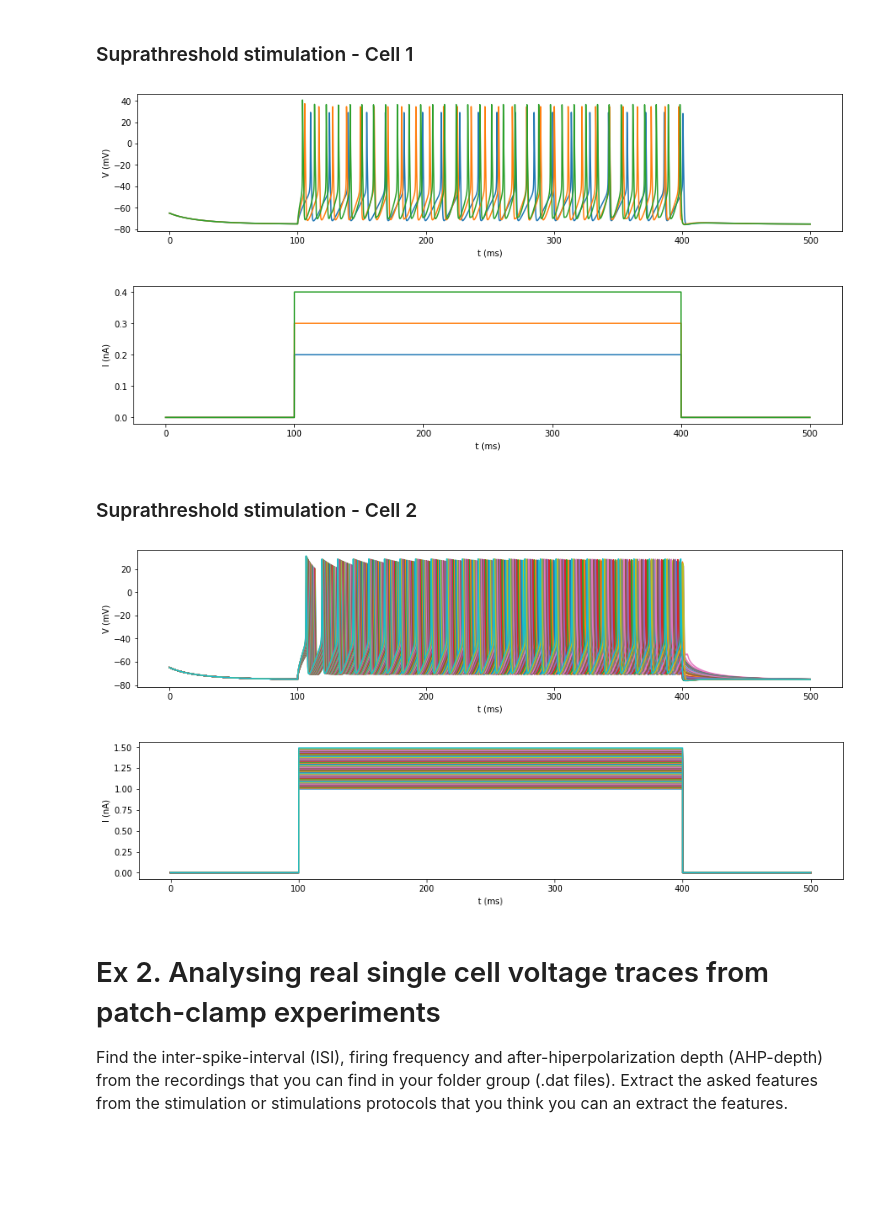
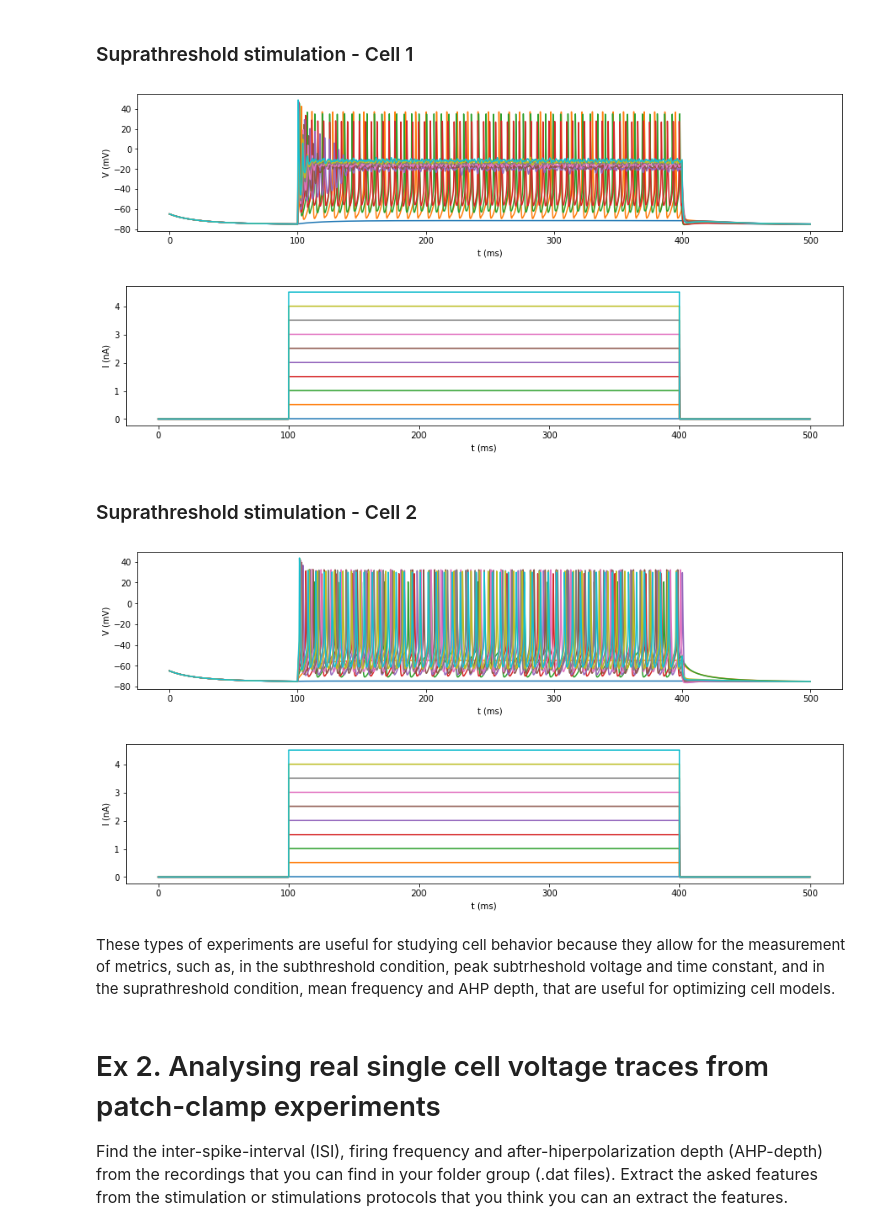
Before and after one commit to jjt20/InSilicoClass, a Jupyter notebook: my_notebooks/Week5/Week5_HomeWork.ipynb, the cells around one changed output. Saved outputs shown, nothing was run; the diff lists cells and outputs as text; code cells hidden in the pictures; blank space fills up the shorter version.

```diff
--- a/my_notebooks/Week5/Week5_HomeWork.ipynb
+++ b/my_notebooks/Week5/Week5_HomeWork.ipynb
@@ -221,7 +215,7 @@ for sa in stim_ampl:
 # %%
 import pickle
 
-stim_ampl = np.arange(0.2, 0.5, 0.1)
+stim_ampl = np.arange(0.01, 5.0, 0.5)
 
 
 # Define plots
@@ -265,14 +259,14 @@ outfile = open('listTracesCell1','wb')
 pickle.dump(listTracesCell1,outfile)
 outfile.close()
 # %% [output]
-[figure, old version]
+[figure, new version]
-[figure, old version]
+[figure, new version]
 # %% [markdown]
 ### Suprathreshold stimulation - Cell 2
 # %%
 import pickle
 
-stim_ampl = np.arange(1, 1.5, 0.01)
+stim_ampl = np.arange(0.01, 5.0, 0.5)
 
 
 # Define plots
@@ -290,35 +284,37 @@ for sa in stim_ampl:
     stim = h.IClamp(Cell_2.somatic[0](0.5))
     stim.delay = 100   # stim delay (ms)
     stim.dur = 300     # stim duration (ms)
     stim.amp = sa    # stim amplitude (nA)
     # Initialize NEURON vectors to record time, voltage and current
     # time vector
     rec_t = h.Vector()
     rec_t.record(h._ref_t)
     # membrame potential vector
     rec_v_soma = h.Vector()
     rec_v_soma.record(Cell_2.somatic[0](0.5)._ref_v)
     # current
     rec_i = h.Vector()
     rec_i.record(stim._ref_i)
 
     # Initialize and run a simulation
     h.load_file('stdrun.hoc')
     h.finitialize(-65)
     h.continuerun(500)
 
     ax1.plot(rec_t, rec_v_soma)
     ax2.plot(rec_t, rec_i)
 
     trace = {'T': rec_t.to_python(), 'V': rec_v_soma.to_python(), 'stim_start': [100], 'stim_end': [400]}
     listTracesCell2.append(trace)
 
 outfile = open('listTracesCell2','wb')
 pickle.dump(listTracesCell2,outfile)
 outfile.close()
 # %% [output]
-[figure, old version]
+[figure, new version]
-[figure, old version]
+[figure, new version]
+# %% [markdown]
+These types of experiments are useful for studying cell behavior because they allow for the measurement of metrics, such as, in the subthreshold condition, peak subtrheshold voltage and time constant, and in the suprathreshold condition, mean frequency and AHP depth, that are useful for optimizing cell models.
 # %% [markdown]
 # Ex 2. Analysing real single cell voltage traces from patch-clamp experiments
 
```
Also changed, not shown: parts of 7 cells of this notebook, 11 other files.
